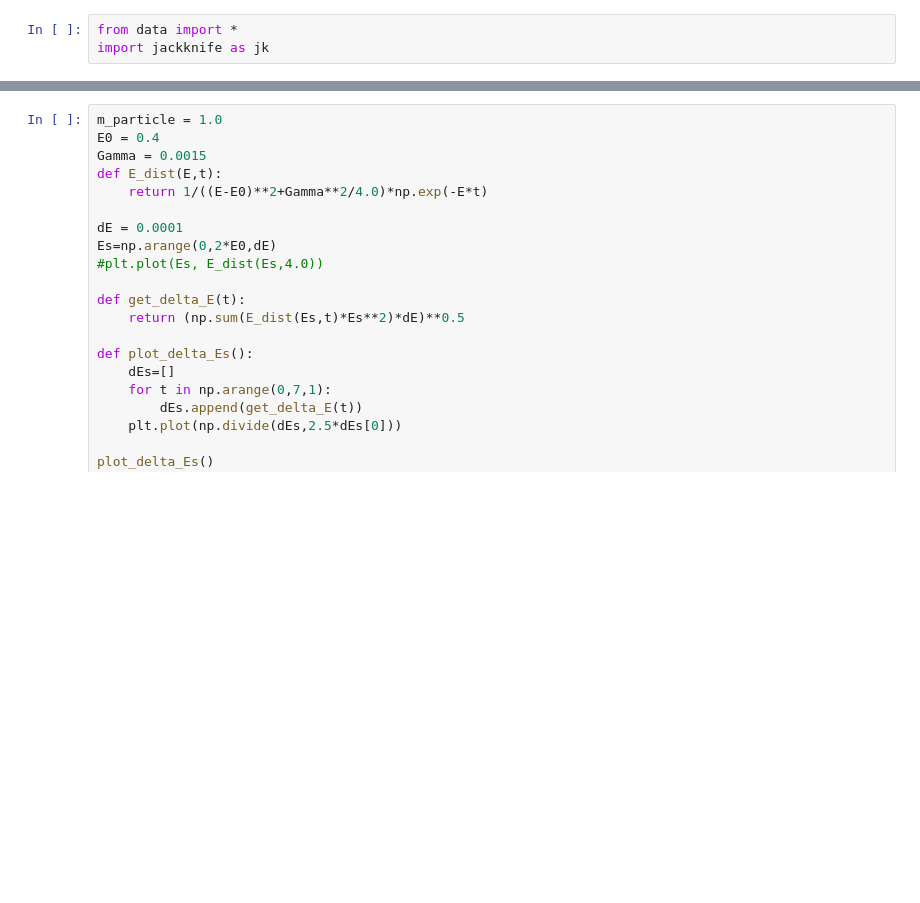
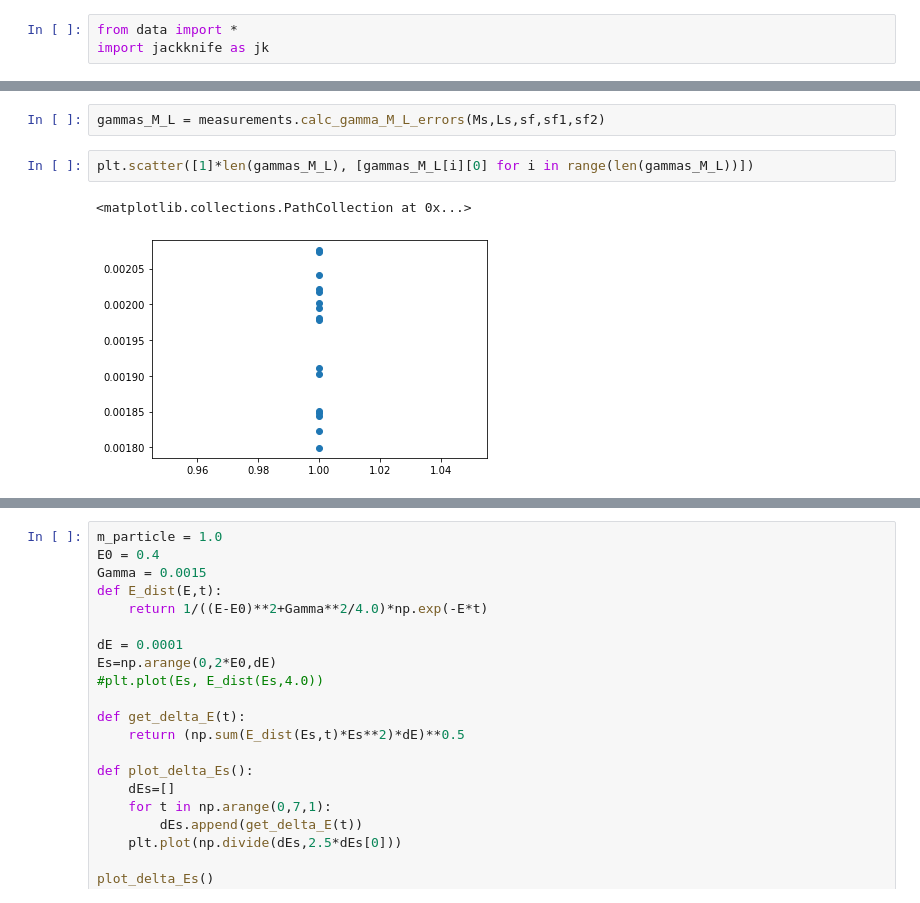
Before and after one commit to jinluchang/Qlattice, a Jupyter notebook: applications/false-vacuum-decay/false_vacuum_decay.ipynb, the cells around one changed output, grey strips where cells are left out. Drawn from its saved outputs; the diff is of its cells as text; blank space fills up the shorter version.

```diff
--- a/applications/false-vacuum-decay/false_vacuum_decay.ipynb
+++ b/applications/false-vacuum-decay/false_vacuum_decay.ipynb
@@ -10,0 +98,7 @@ import jackknife as jk
+# %%
+gammas_M_L = measurements.calc_gamma_M_L_errors(Ms,Ls,sf,sf1,sf2)
+# %%
+plt.scatter([1]*len(gammas_M_L), [gammas_M_L[i][0] for i in range(len(gammas_M_L))])
+# %% [output]
+<matplotlib.collections.PathCollection at 0x...>
+[figure, added]
```
Also changed, not shown: parts of 55 cells of this notebook, 2 other files.
